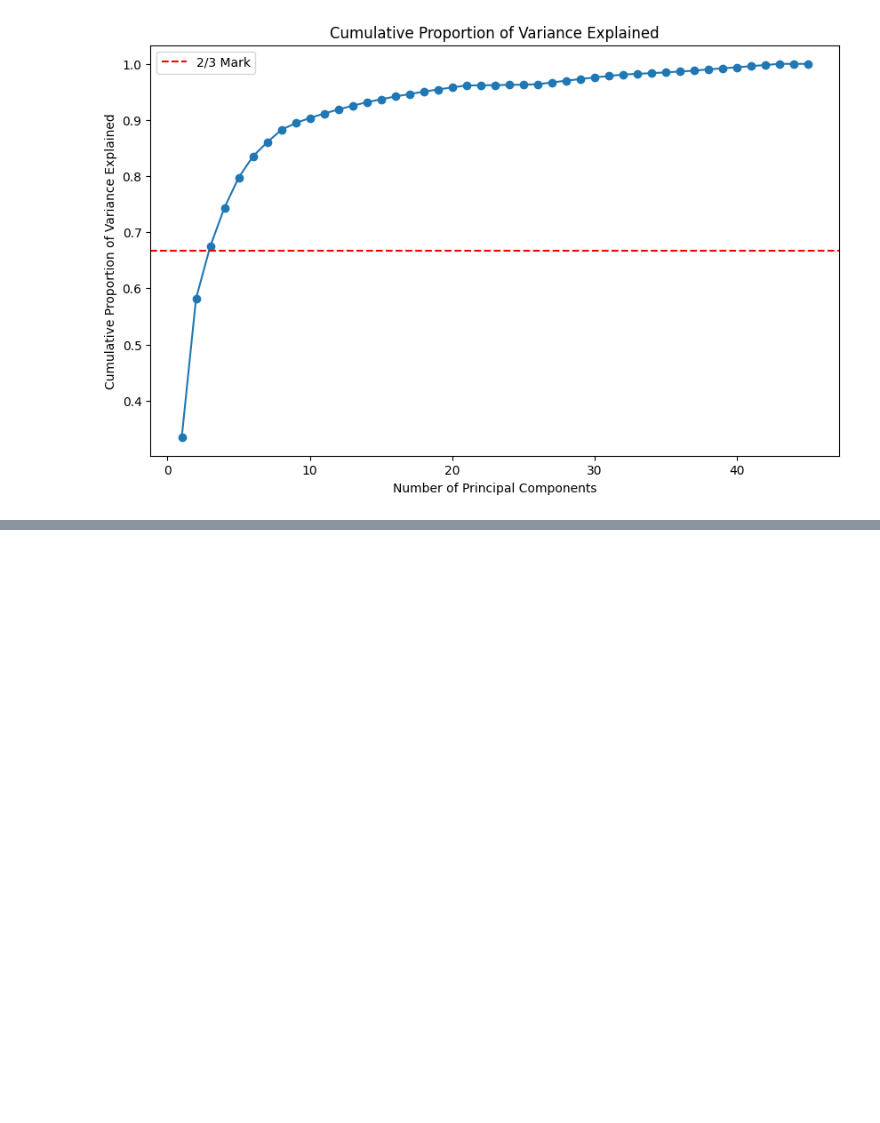
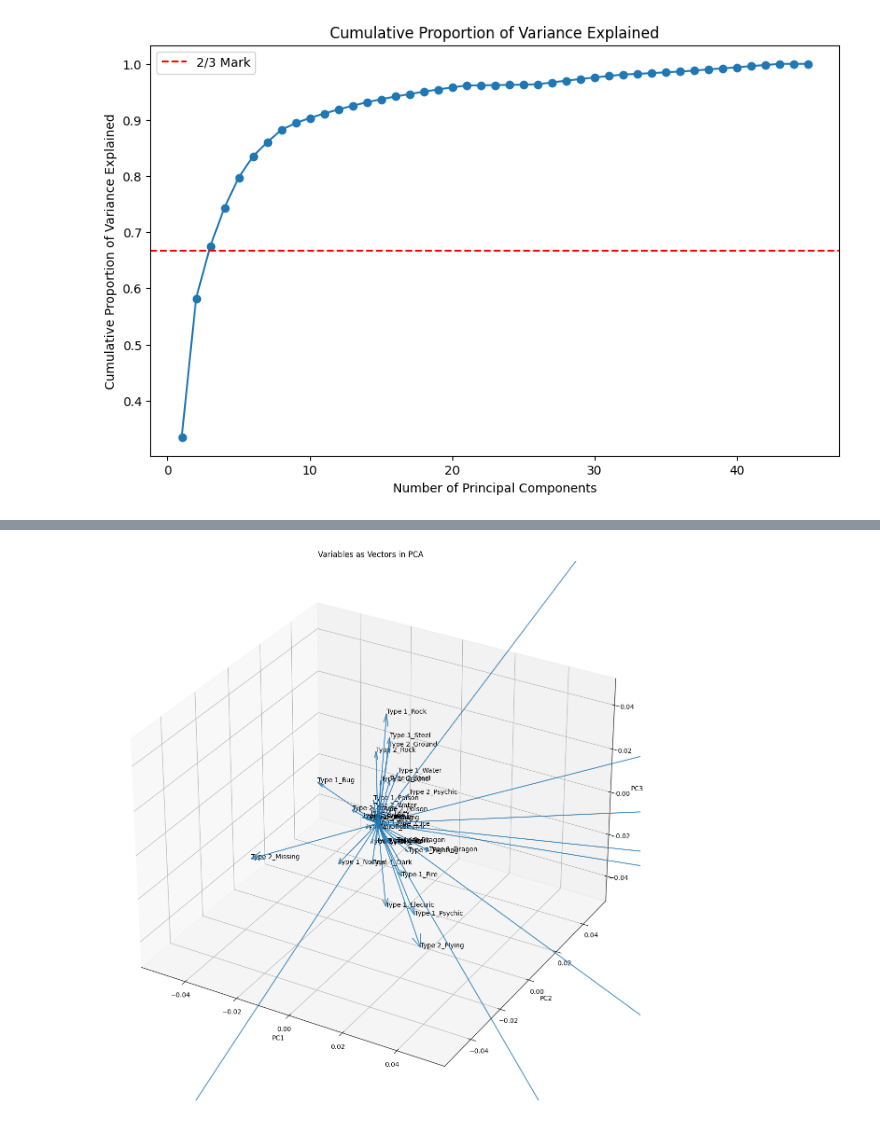
Before and after one commit to j6h666/RR_project, a Jupyter notebook: Pokemon_Clustering_and_Dimension_Reduction.ipynb, the cells around one changed output, grey strips where cells are left out. Saved outputs shown, nothing was run; the diff lists cells and outputs as text; code cells hidden in the pictures; blank space fills up the shorter version.

```diff
--- a/Pokemon_Clustering_and_Dimension_Reduction.ipynb
+++ b/Pokemon_Clustering_and_Dimension_Reduction.ipynb
@@ -468,0 +510,22 @@ plt.show()
+# %%
+num_variables = len(df_numeric.columns)
+
+# 3d scatter plot
+fig = plt.figure(figsize=(18, 15))
+ax = fig.add_subplot(111, projection='3d')
+
+for i in range(num_variables):
+    ax.quiver(0, 0, 0, pca.components_[0, i], pca.components_[1, i], pca.components_[2, i],
+              alpha=0.8, arrow_length_ratio=0.1, label=df_numeric.columns[i])
+
+    #label near vecotr
+    ax.text(pca.components_[0, i], pca.components_[1, i], pca.components_[2, i], df_numeric.columns[i],
+            color='black', fontsize=10)
+
+ax.set_title('Variables as Vectors in PCA')
+ax.set_xlabel('PC1')
+ax.set_ylabel('PC2')
+ax.set_zlabel('PC3')
+plt.show()
+# %% [output]
+[figure, added]
```
Also changed, not shown: parts of 4 cells of this notebook.
